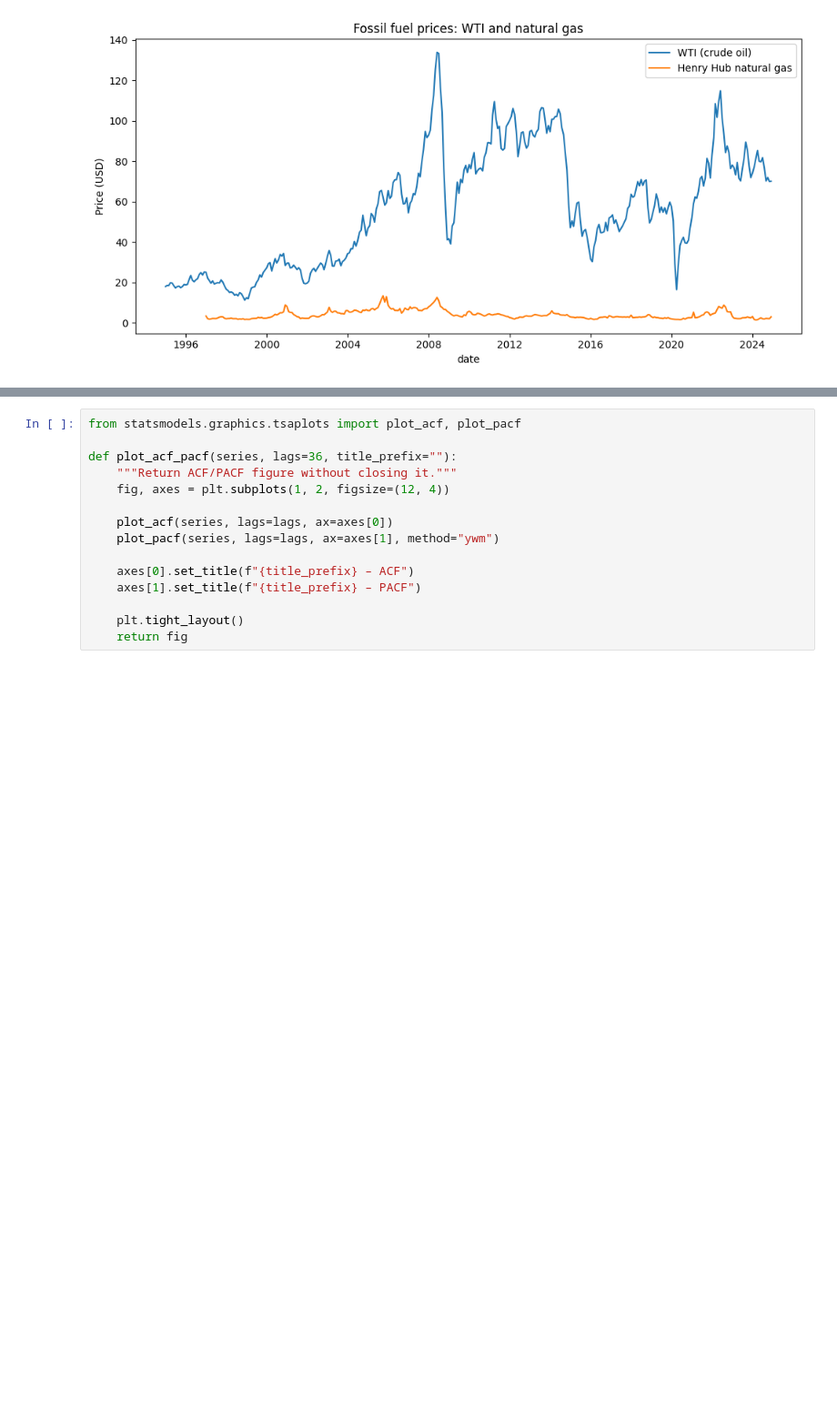
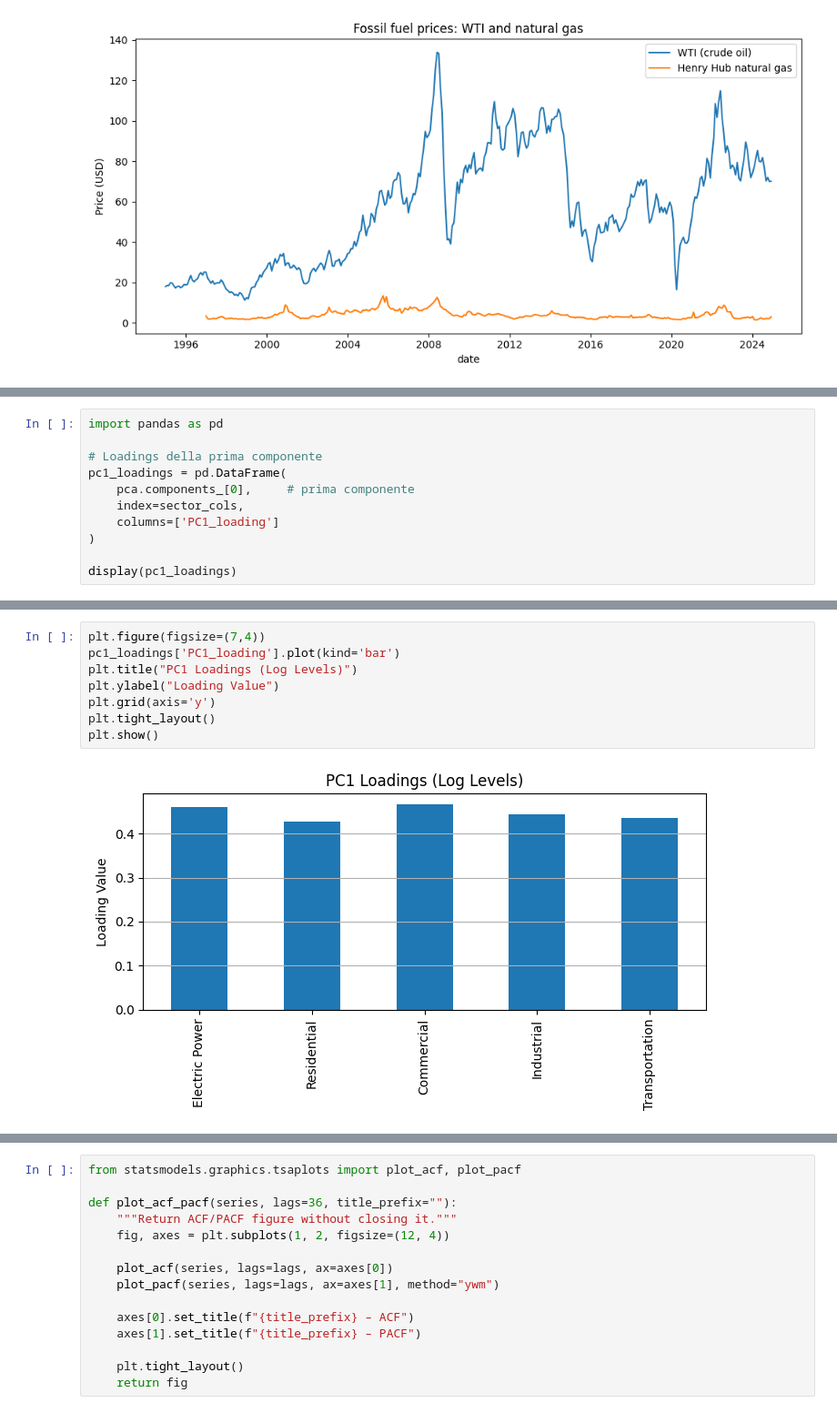
Before and after one commit to leilacielok/time-series-forecasting, a Jupyter notebook: analysis_plots.ipynb, the cells around one changed output, grey strips where cells are left out. Shown at 91% size. Saved outputs shown, nothing was run; the diff lists cells and outputs as text; blank space fills up the shorter version.

```diff
--- a/analysis_plots.ipynb
+++ b/analysis_plots.ipynb
@@ -123,0 +168,11 @@ plt.show()
+# %%
+import pandas as pd
+
+# Loadings della prima componente
+pc1_loadings = pd.DataFrame(
+    pca.components_[0],     # prima componente
+    index=sector_cols,
+    columns=['PC1_loading']
+)
+
+display(pc1_loadings)
@@ -123,0 +186,10 @@ plt.show()
+# %%
+plt.figure(figsize=(7,4))
+pc1_loadings['PC1_loading'].plot(kind='bar')
+plt.title("PC1 Loadings (Log Levels)")
+plt.ylabel("Loading Value")
+plt.grid(axis='y')
+plt.tight_layout()
+plt.show()
+# %% [output]
+[figure, added]
```
Also changed, not shown: parts of 10 cells of this notebook.
